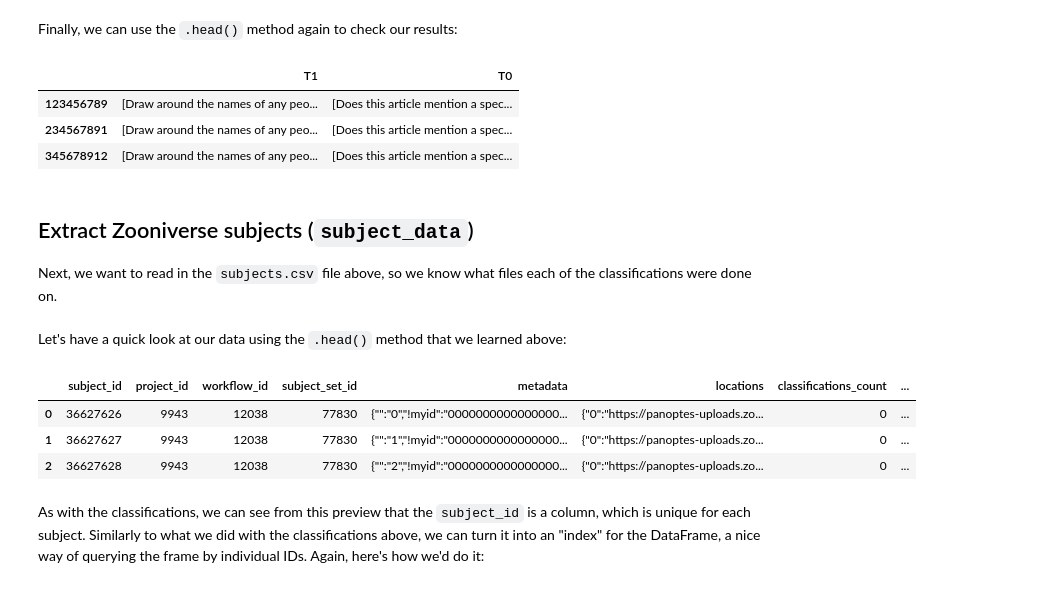
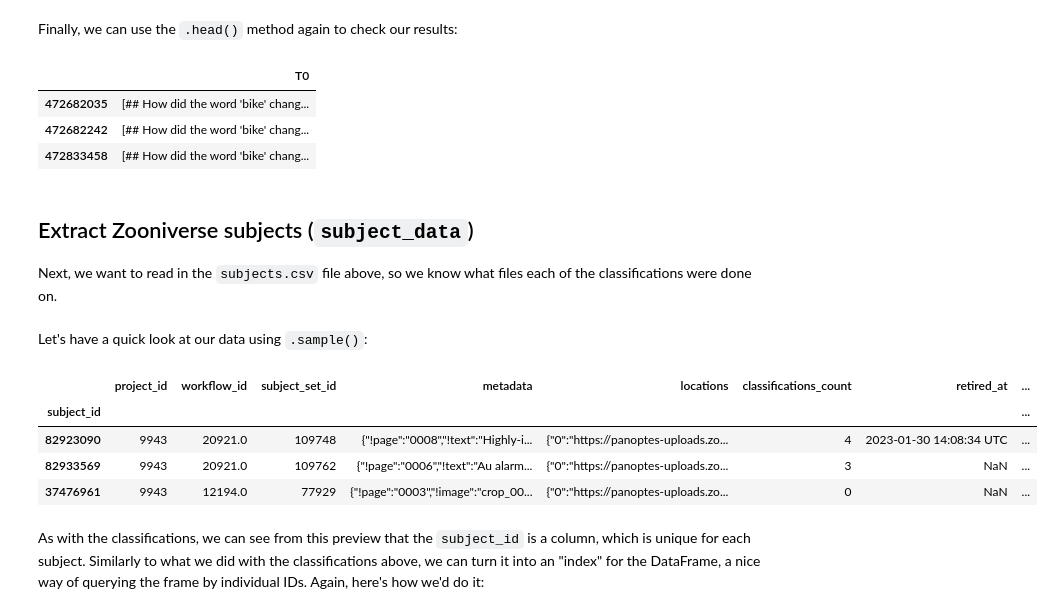
Before and after one commit to Living-with-machines/zooniverse-analysis-workshop, a Jupyter notebook: process-zooniverse-data-for-deposit.ipynb, the cells around one changed output. Saved outputs shown, nothing was run; the diff lists cells and outputs as text; code cells hidden in the pictures.

```diff
--- a/process-zooniverse-data-for-deposit.ipynb
+++ b/process-zooniverse-data-for-deposit.ipynb
@@ -70,0 +72,10 @@ subjects_file = "./sample_data/test_subjects.csv"
+# %%
+# Running this code will trigger a dialogue to allow access to your Google Drive
+ipython = get_ipython()
+IN_COLAB = "google.colab" in str(ipython)
+
+if IN_COLAB:
+    from google.colab import drive
+
+    drive.mount("/content/drive", force_remount=True)
+    data_path = "drive/My Drive/Zooniverse_exports/"
@@ -71,3 +84,6 @@ subjects_file = "./sample_data/test_subjects.csv"
+# %%
+classifications_file = data_path + "bicycle-or-motorcycle-classifications.csv"
+subjects_file = data_path + "subjects.csv"
 # %% [markdown]
 ---
 # %% [markdown]
@@ -227,10 +255,10 @@ Finally, we can use the `.head()` method again to check our results:
 # %%
 df_annotations.head(3)
 # %% [output]
-|  | T1 | T0 |
-| 123456789 | [Draw around the names of any peo... | [Does this article mention a spec... |
-| 234567891 | [Draw around the names of any peo... | [Does this article mention a spec... |
-| 345678912 | [Draw around the names of any peo... | [Does this article mention a spec... |
+|  | T0 |
+| 472682035 | [## How did the word 'bike' chang... |
+| 472682242 | [## How did the word 'bike' chang... |
+| 472833458 | [## How did the word 'bike' chang... |
 # %% [markdown]
 ## Extract Zooniverse subjects (`subject_data`)
 
@@ -238,14 +266,15 @@ Next, we want to read in the `subjects.csv` file above, so we know what files ea
 # %%
 df_subjects = pd.read_csv(subjects_file)
 # %% [markdown]
-Let's have a quick look at our data using the `.head()` method that we learned above:
+Let's have a quick look at our data using `.sample()`:
 # %%
-df_subjects.head(3)
+df_subjects.sample(3)
 # %% [output]
-|  | subject_id | project_id | workflow_id | subject_set_id | metadata | locations | classifications_count | ... |
-| 0 | 36627626 | 9943 | 12038 | 77830 | {"":"0","!myid":"0000000000000000... | {"0":"https://panoptes-uploads.zo... | 0 | ... |
-| 1 | 36627627 | 9943 | 12038 | 77830 | {"":"1","!myid":"0000000000000000... | {"0":"https://panoptes-uploads.zo... | 0 | ... |
-| 2 | 36627628 | 9943 | 12038 | 77830 | {"":"2","!myid":"0000000000000000... | {"0":"https://panoptes-uploads.zo... | 0 | ... |
+|  | project_id | workflow_id | subject_set_id | metadata | locations | classifications_count | retired_at | ... |
+| subject_id |  |  |  |  |  |  |  | ... |
+| 82923090 | 9943 | 20921.0 | 109748 | {"!page":"0008","!text":"Highly-i... | {"0":"https://panoptes-uploads.zo... | 4 | 2023-01-30 14:08:34 UTC | ... |
+| 82933569 | 9943 | 20921.0 | 109762 | {"!page":"0006","!text":"Au alarm... | {"0":"https://panoptes-uploads.zo... | 3 | NaN | ... |
+| 37476961 | 9943 | 12194.0 | 77929 | {"!page":"0003","!image":"crop_00... | {"0":"https://panoptes-uploads.zo... | 0 | NaN | ... |
 # %% [markdown]
 As with the classifications, we can see from this preview that the `subject_id` is a column, which is unique for each subject. Similarly to what we did with the classifications above, we can turn it into an "index" for the DataFrame, a nice way of querying the frame by individual IDs. Again, here's how we'd do it:
 # %%
```
Also changed, not shown: parts of 26 cells of this notebook.
